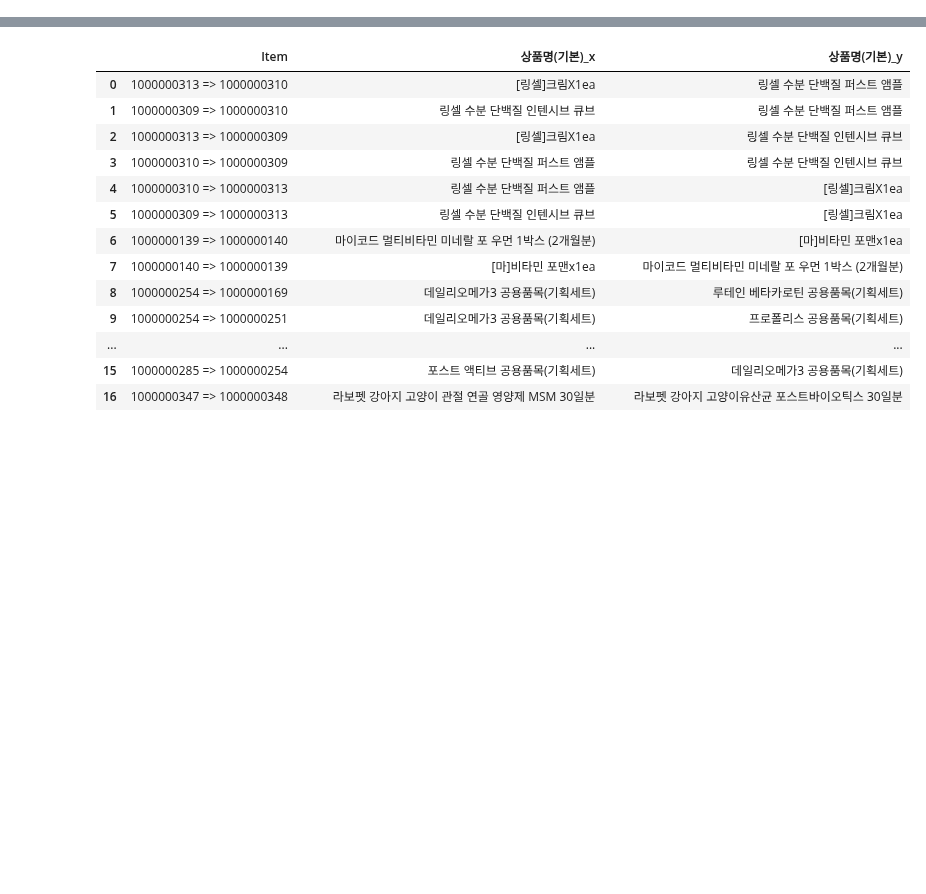
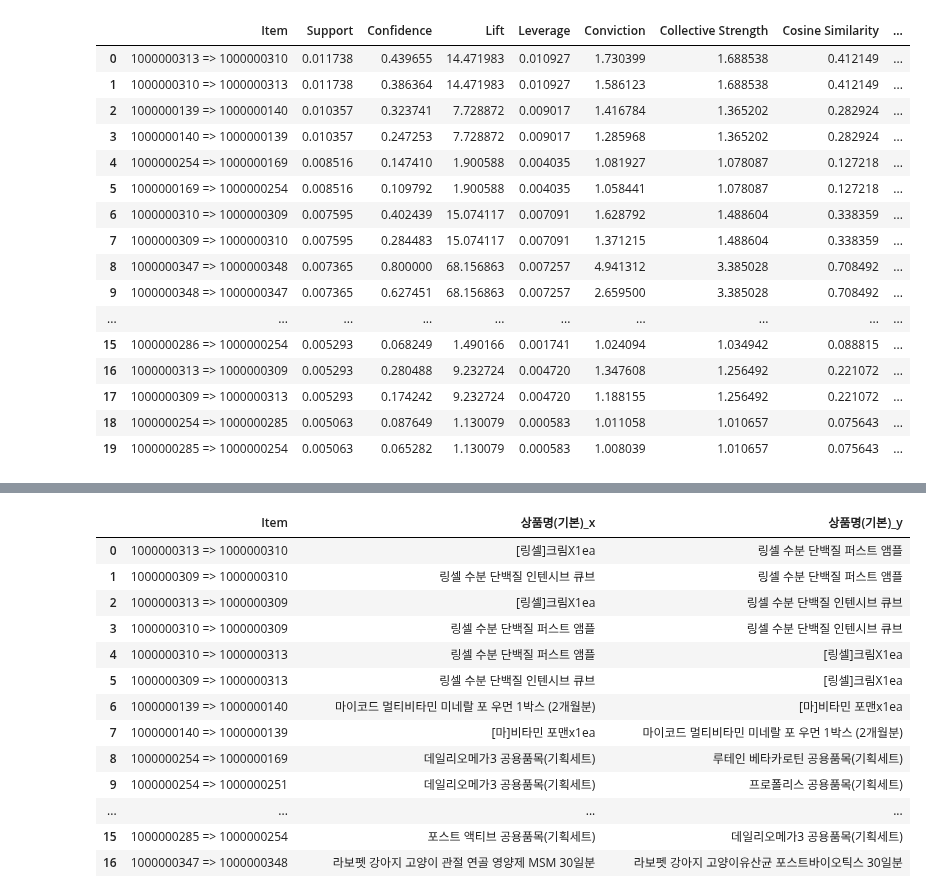
Before and after one commit to areum-choe/Machine_Learning, a Jupyter notebook: 데이터 전처리/연관분석_결과 매칭.ipynb, the cells around one changed output, grey strips where cells are left out. Drawn from its saved outputs; the diff is of its cells as text; code cells hidden in the pictures; blank space fills up the shorter version.

```diff
--- a/데이터 전처리/연관분석_결과 매칭.ipynb
+++ b/데이터 전처리/연관분석_결과 매칭.ipynb
@@ -6,5 +6,25 @@ df2=pd.read_csv('C:/Users/areum/Desktop/POC시연자료/연과분석_상픔코
 # %%
 df1['code1']=df1.Item.str.split('=>').str[0]
 df1['code1']=df1['code1'].astype('int')
+# %%
+df1
+# %% [output]
+|  | Item | Support | Confidence | Lift | Leverage | Conviction | Collective Strength | Cosine Similarity | ... |
+| 0 | 1000000313 => 1000000310 | 0.011738 | 0.439655 | 14.471983 | 0.010927 | 1.730399 | 1.688538 | 0.412149 | ... |
+| 1 | 1000000310 => 1000000313 | 0.011738 | 0.386364 | 14.471983 | 0.010927 | 1.586123 | 1.688538 | 0.412149 | ... |
+| 2 | 1000000139 => 1000000140 | 0.010357 | 0.323741 | 7.728872 | 0.009017 | 1.416784 | 1.365202 | 0.282924 | ... |
+| 3 | 1000000140 => 1000000139 | 0.010357 | 0.247253 | 7.728872 | 0.009017 | 1.285968 | 1.365202 | 0.282924 | ... |
+| 4 | 1000000254 => 1000000169 | 0.008516 | 0.147410 | 1.900588 | 0.004035 | 1.081927 | 1.078087 | 0.127218 | ... |
+| 5 | 1000000169 => 1000000254 | 0.008516 | 0.109792 | 1.900588 | 0.004035 | 1.058441 | 1.078087 | 0.127218 | ... |
+| 6 | 1000000310 => 1000000309 | 0.007595 | 0.402439 | 15.074117 | 0.007091 | 1.628792 | 1.488604 | 0.338359 | ... |
+| 7 | 1000000309 => 1000000310 | 0.007595 | 0.284483 | 15.074117 | 0.007091 | 1.371215 | 1.488604 | 0.338359 | ... |
+| 8 | 1000000347 => 1000000348 | 0.007365 | 0.800000 | 68.156863 | 0.007257 | 4.941312 | 3.385028 | 0.708492 | ... |
+| 9 | 1000000348 => 1000000347 | 0.007365 | 0.627451 | 68.156863 | 0.007257 | 2.659500 | 3.385028 | 0.708492 | ... |
+| ... | ... | ... | ... | ... | ... | ... | ... | ... | ... |
+| 15 | 1000000286 => 1000000254 | 0.005293 | 0.068249 | 1.490166 | 0.001741 | 1.024094 | 1.034942 | 0.088815 | ... |
+| 16 | 1000000313 => 1000000309 | 0.005293 | 0.280488 | 9.232724 | 0.004720 | 1.347608 | 1.256492 | 0.221072 | ... |
+| 17 | 1000000309 => 1000000313 | 0.005293 | 0.174242 | 9.232724 | 0.004720 | 1.188155 | 1.256492 | 0.221072 | ... |
+| 18 | 1000000254 => 1000000285 | 0.005063 | 0.087649 | 1.130079 | 0.000583 | 1.011058 | 1.010657 | 0.075643 | ... |
+| 19 | 1000000285 => 1000000254 | 0.005063 | 0.065282 | 1.130079 | 0.000583 | 1.008039 | 1.010657 | 0.075643 | ... |
 # %%
 df1=pd.merge(df1, df2, left_on = 'code1', right_on = '상품코드', how = 'inner')
```
Also changed, not shown: parts of 1 cell of this notebook.
